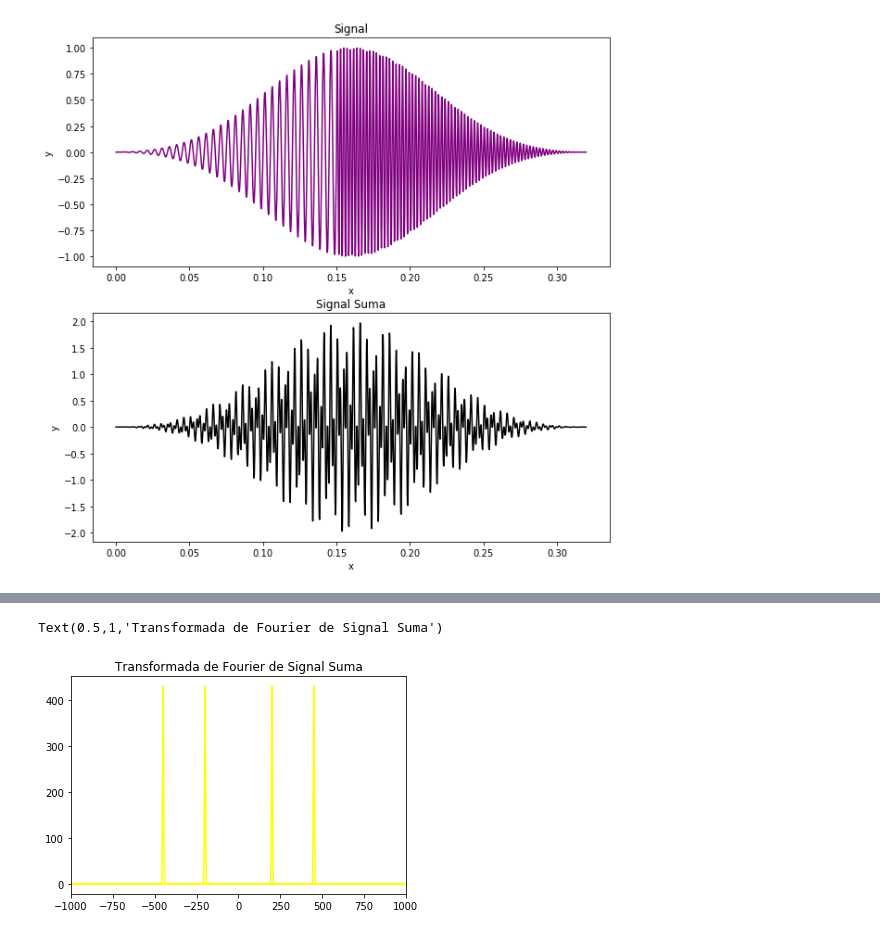
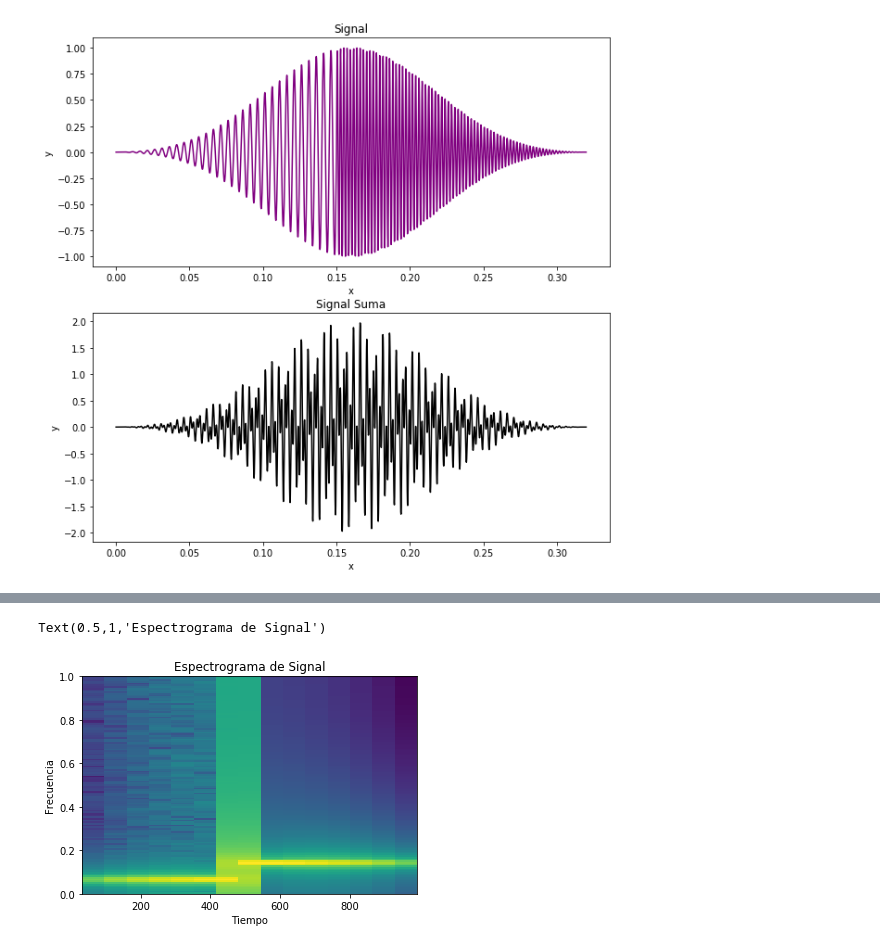
Before and after one commit to camilogarzonrojas/GarzonCamilo_hw2, a Jupyter notebook: Untitled.ipynb, the cells around one changed output, grey strips where cells are left out. Drawn from its saved outputs; the diff is of its cells as text; code cells hidden in the pictures.

Commit message:
Avances tarea2 abril 22 espectrogramas

```diff
--- a/Untitled.ipynb
+++ b/Untitled.ipynb
@@ -65,14 +87,10 @@ Text(0.5,1,'Transformada de Fourier de Signal')
-# %%
-#Grafica para signalSuma.dat
-dx2=x2[1]-x2[0]
-fase=Fourier(y2)
-freq2=np.fft.fftfreq(len(y2),dx2)
-FR2=np.sqrt(np.real(fase)**2+np.imag(fase)**2)
-
-plt.figure()
-plt.xlim(-1000,1000)
-plt.plot(freq2,FR2,c='yellow')
-plt.title('Transformada de Fourier de Signal Suma')
-# %% [output]
-Text(0.5,1,'Transformada de Fourier de Signal Suma')
-[figure, removed]
+# %%
+#Espectrogramas
+plt.figure()
+plt.specgram(y1,Fs=2,NFFT=256,noverlap=128)
+plt.xlabel('Tiempo')
+plt.ylabel('Frecuencia')
+plt.title('Espectrograma de Signal')
+# %% [output]
+Text(0.5,1,'Espectrograma de Signal')
+[figure, added]
```
Also changed, not shown: parts of 3 cells of this notebook, 1 other file.
